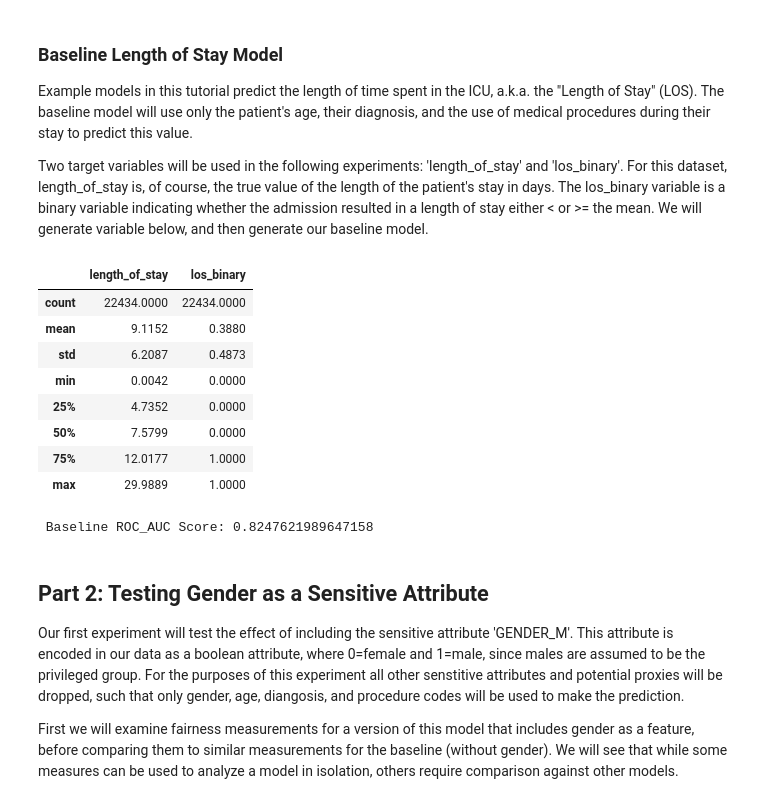
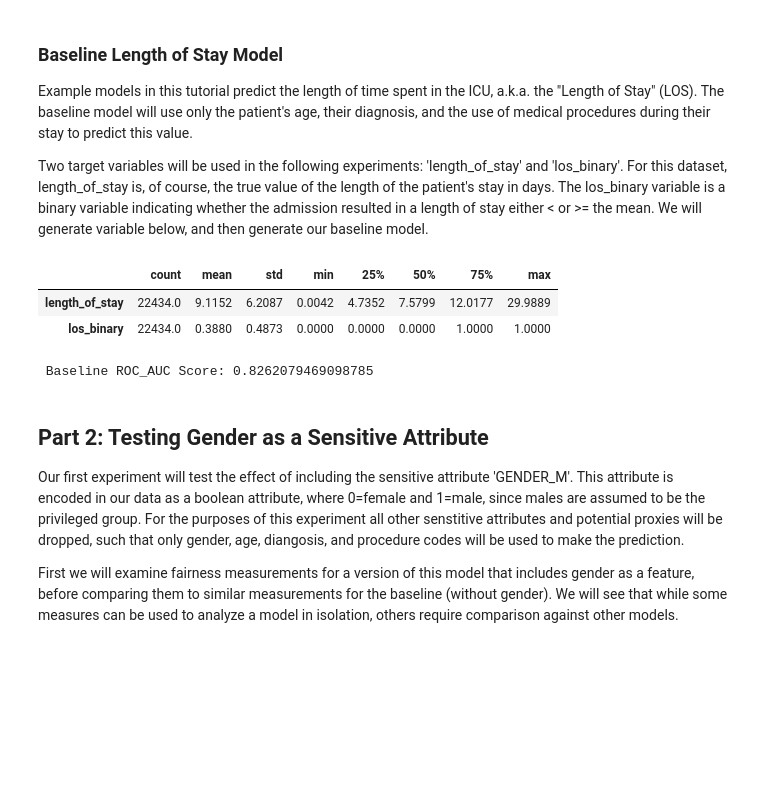
Before and after one commit to KenSciResearch/fairMLHealth, a Jupyter notebook: kdd_fairness_bias/kdd_fairness_in_healthcare_tutorial.ipynb, the cells around one changed output. Drawn from its saved outputs; the diff is of its cells as text; code cells hidden in the pictures; blank space fills up the shorter version.

Commit message:
added comparison table & refined text, bug fixes

```diff
--- a/kdd_fairness_bias/kdd_fairness_in_healthcare_tutorial.ipynb
+++ b/kdd_fairness_bias/kdd_fairness_in_healthcare_tutorial.ipynb
@@ -86,32 +115,27 @@ Two target variables will be used in the following experiments: 'length_of_stay'
 # %%
 # Generate a binary target flagging whether an observation's length_of_stay value is above or below the mean.
 mean_val=df['length_of_stay'].mean()
 df['los_binary'] = df['length_of_stay'].apply(lambda x: 0 if x < mean_val else 1)
-df[['length_of_stay', 'los_binary']].describe().round(4)
+df[['length_of_stay', 'los_binary']].describe().transpose().round(4)
 # %% [output]
-|  | length_of_stay | los_binary |
-| count | 22434.0000 | 22434.0000 |
-| mean | 9.1152 | 0.3880 |
-| std | 6.2087 | 0.4873 |
-| min | 0.0042 | 0.0000 |
-| 25% | 4.7352 | 0.0000 |
-| 50% | 7.5799 | 0.0000 |
-| 75% | 12.0177 | 1.0000 |
-| max | 29.9889 | 1.0000 |
+|  | count | mean | std | min | 25% | 50% | 75% | max |
+| length_of_stay | 22434.0 | 9.1152 | 6.2087 | 0.0042 | 4.7352 | 7.5799 | 12.0177 | 29.9889 |
+| los_binary | 22434.0 | 0.3880 | 0.4873 | 0.0000 | 0.0000 | 0.0000 | 1.0000 | 1.0000 |
 # %%
 # Subset and Split Data
 X = df.loc[:,['ADMIT_ID']+[c for c in df.columns if (c.startswith('AGE') or c.startswith('DIAGNOSIS_') or c.startswith('PROCEDURE_'))]]
 y = df.loc[:, ['los_binary']]
-X_train, X_test, y_train, y_test = train_test_split(X, y, test_size=0.33, random_state=42)
+X_train, X_test, y_train, y_test = train_test_split(X, y, stratify=y, test_size=0.33, random_state=42)
+
 # Train Model
 baseline_model = XGBClassifier()
 baseline_model.fit(X_train, y_train.iloc[:,0])
 baseline_y_pred = baseline_model.predict(X_test)
 baseline_y_prob = baseline_model.predict_proba(X_test)[:, 1]
-#
+
 print('\n', "Baseline ROC_AUC Score:", sk_metrics.roc_auc_score(y_test.iloc[:,0], baseline_y_prob) )
 # %% [output]
- Baseline ROC_AUC Score: 0.8247621989647158
+ Baseline ROC_AUC Score: 0.8262079469098785
 # %% [markdown]
 ## Part 2: Testing Gender as a Sensitive Attribute <a class="anchor" id="part2"></a>
 Our first experiment will test the effect of including the sensitive attribute 'GENDER_M'. This attribute is encoded in our data as a boolean attribute, where 0=female and 1=male, since males are assumed to be the privileged group. For the purposes of this experiment all other senstitive attributes and potential proxies will be dropped, such that only gender, age, diangosis, and procedure codes will be used to make the prediction.
```
Also changed, not shown: parts of 25 cells of this notebook, 3 other files.
